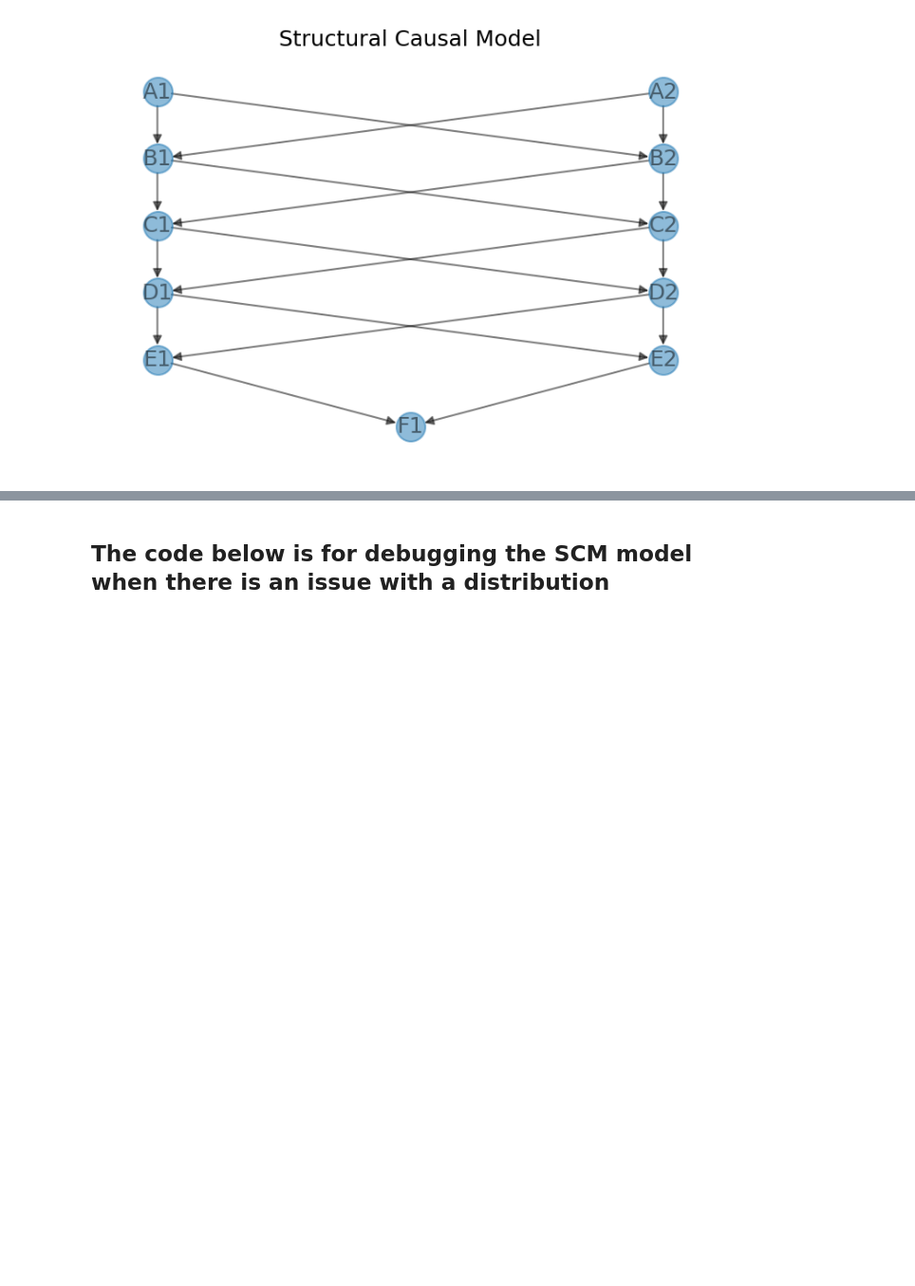
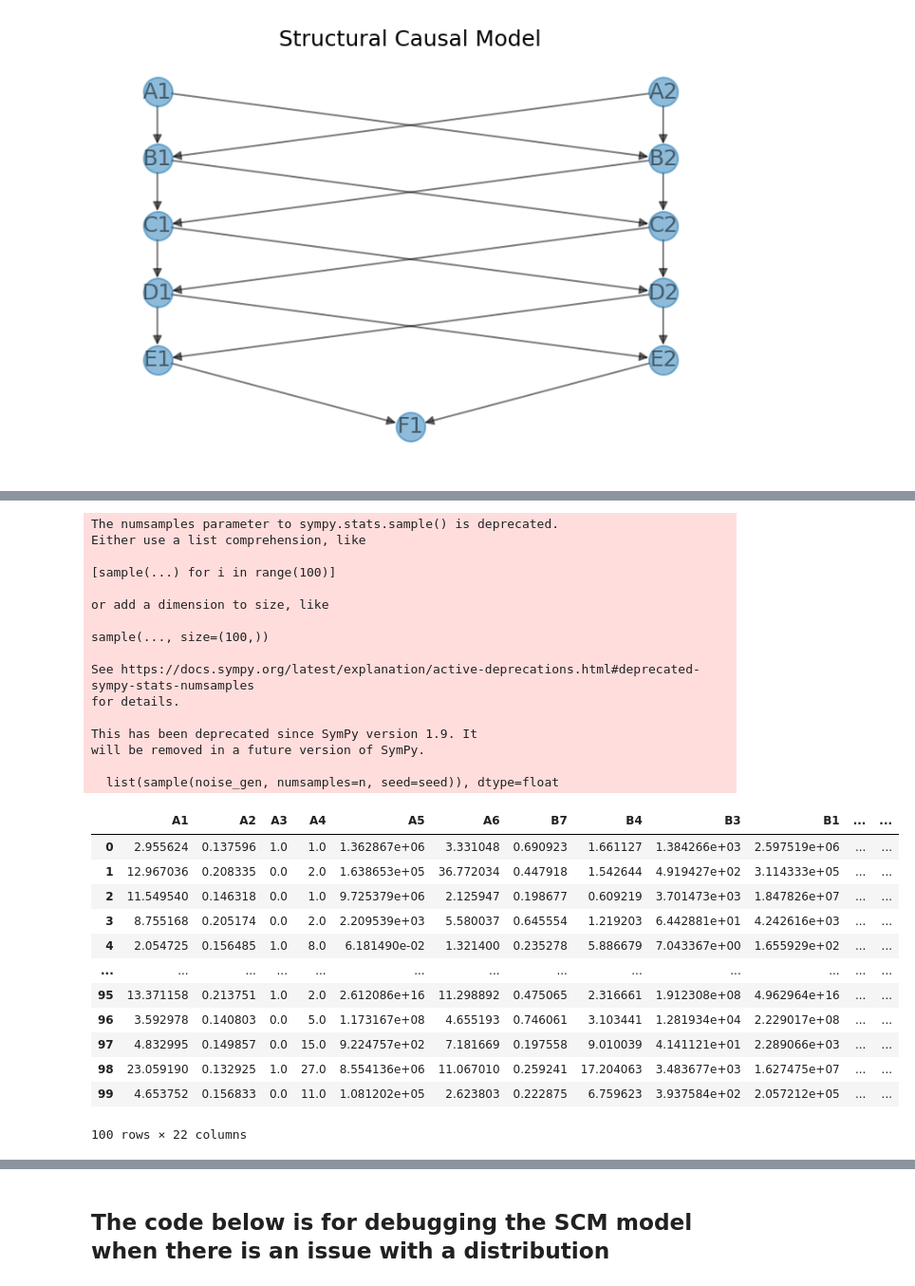
Before and after one commit to uvnikgupta/CDT, a Jupyter notebook: scm/test_dynamic_scm.ipynb, the cells around one changed output, grey strips where cells are left out. Shown at 95% size. Drawn from its saved outputs; the diff is of its cells as text; code cells hidden in the pictures; blank space fills up the shorter version.

```diff
--- a/scm/test_dynamic_scm.ipynb
+++ b/scm/test_dynamic_scm.ipynb
@@ -239,0 +264,32 @@ will be removed in a future version of SymPy.
+# %%
+scm.sample(100)
+# %% [output]
+The numsamples parameter to sympy.stats.sample() is deprecated.
+Either use a list comprehension, like
+
+[sample(...) for i in range(100)]
+
+or add a dimension to size, like
+
+sample(..., size=(100,))
+
+See https://docs.sympy.org/latest/explanation/active-deprecations.html#deprecated-sympy-stats-numsamples
+for details.
+
+This has been deprecated since SymPy version 1.9. It
+will be removed in a future version of SymPy.
+
+  list(sample(noise_gen, numsamples=n, seed=seed)), dtype=float
+|  | A1 | A2 | A3 | A4 | A5 | A6 | B7 | B4 | B3 | B1 | ... | ... |
+| 0 | 2.955624 | 0.137596 | 1.0 | 1.0 | 1.362867e+06 | 3.331048 | 0.690923 | 1.661127 | 1.384266e+03 | 2.597519e+06 | ... | ... |
+| 1 | 12.967036 | 0.208335 | 0.0 | 2.0 | 1.638653e+05 | 36.772034 | 0.447918 | 1.542644 | 4.919427e+02 | 3.114333e+05 | ... | ... |
+| 2 | 11.549540 | 0.146318 | 0.0 | 1.0 | 9.725379e+06 | 2.125947 | 0.198677 | 0.609219 | 3.701473e+03 | 1.847826e+07 | ... | ... |
+| 3 | 8.755168 | 0.205174 | 0.0 | 2.0 | 2.209539e+03 | 5.580037 | 0.645554 | 1.219203 | 6.442881e+01 | 4.242616e+03 | ... | ... |
+| 4 | 2.054725 | 0.156485 | 1.0 | 8.0 | 6.181490e-02 | 1.321400 | 0.235278 | 5.886679 | 7.043367e+00 | 1.655929e+02 | ... | ... |
+| ... | ... | ... | ... | ... | ... | ... | ... | ... | ... | ... | ... | ... |
+| 95 | 13.371158 | 0.213751 | 1.0 | 2.0 | 2.612086e+16 | 11.298892 | 0.475065 | 2.316661 | 1.912308e+08 | 4.962964e+16 | ... | ... |
+| 96 | 3.592978 | 0.140803 | 0.0 | 5.0 | 1.173167e+08 | 4.655193 | 0.746061 | 3.103441 | 1.281934e+04 | 2.229017e+08 | ... | ... |
+| 97 | 4.832995 | 0.149857 | 0.0 | 15.0 | 9.224757e+02 | 7.181669 | 0.197558 | 9.010039 | 4.141121e+01 | 2.289066e+03 | ... | ... |
+| 98 | 23.059190 | 0.132925 | 1.0 | 27.0 | 8.554136e+06 | 11.067010 | 0.259241 | 17.204063 | 3.483677e+03 | 1.627475e+07 | ... | ... |
+| 99 | 4.653752 | 0.156833 | 0.0 | 11.0 | 1.081202e+05 | 2.623803 | 0.222875 | 6.759623 | 3.937584e+02 | 2.057212e+05 | ... | ... |
+100 rows × 22 columns
```
Also changed, not shown: parts of 14 cells of this notebook, 2 other files.
